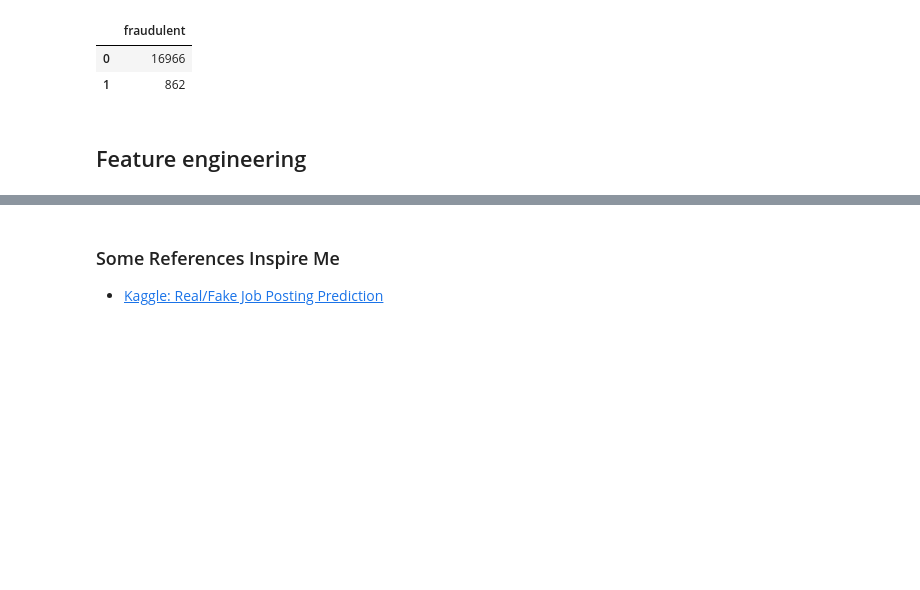
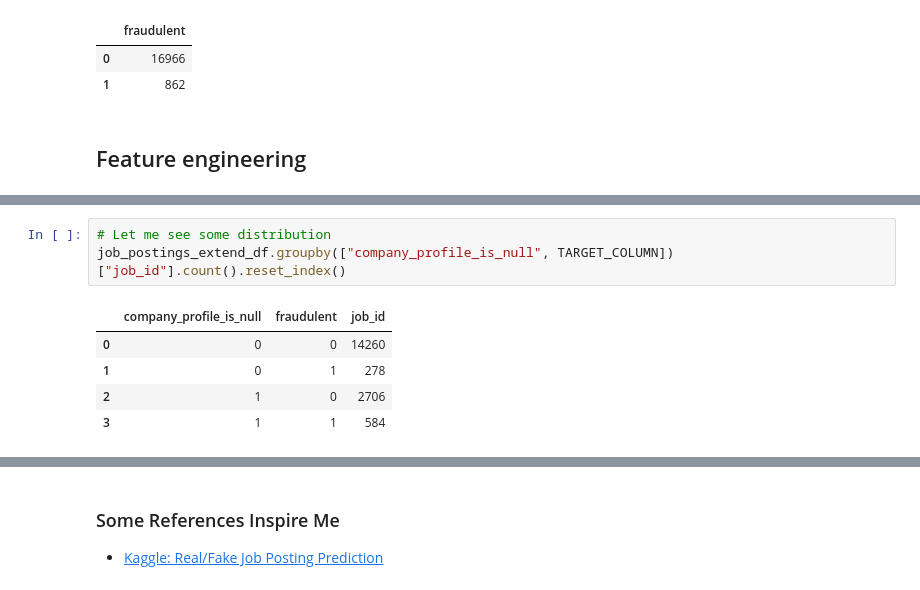
Before and after one commit to BillGuess/Fake-JD-Detector, a Jupyter notebook: data_observation_splitting.ipynb, the cells around one changed output, grey strips where cells are left out. Drawn from its saved outputs; the diff is of its cells as text; blank space fills up the shorter version.

```diff
--- a/data_observation_splitting.ipynb
+++ b/data_observation_splitting.ipynb
@@ -106,0 +137,9 @@ job_postings_extend_df = copy.deepcopy(job_postings_df)
+# %%
+# Let me see some distribution
+job_postings_extend_df.groupby(["company_profile_is_null", TARGET_COLUMN])["job_id"].count().reset_index()
+# %% [output]
+|  | company_profile_is_null | fraudulent | job_id |
+| 0 | 0 | 0 | 14260 |
+| 1 | 0 | 1 | 278 |
+| 2 | 1 | 0 | 2706 |
+| 3 | 1 | 1 | 584 |
```
Also changed, not shown: parts of 21 cells of this notebook.
